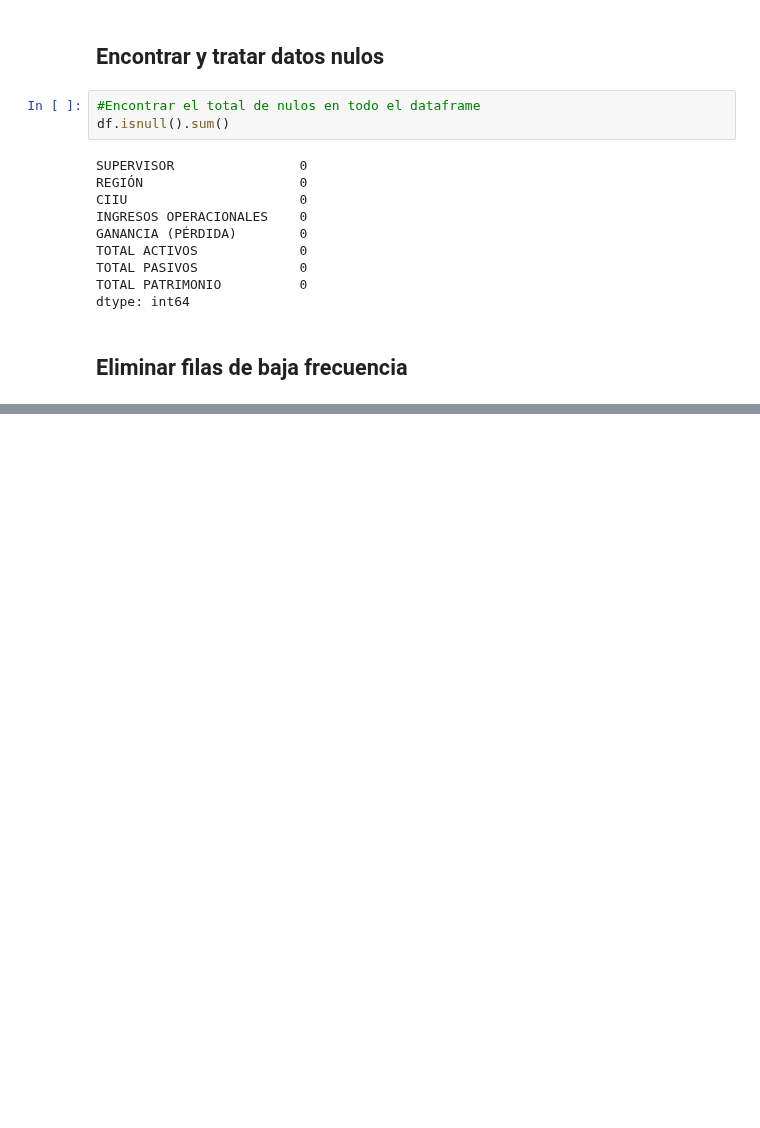
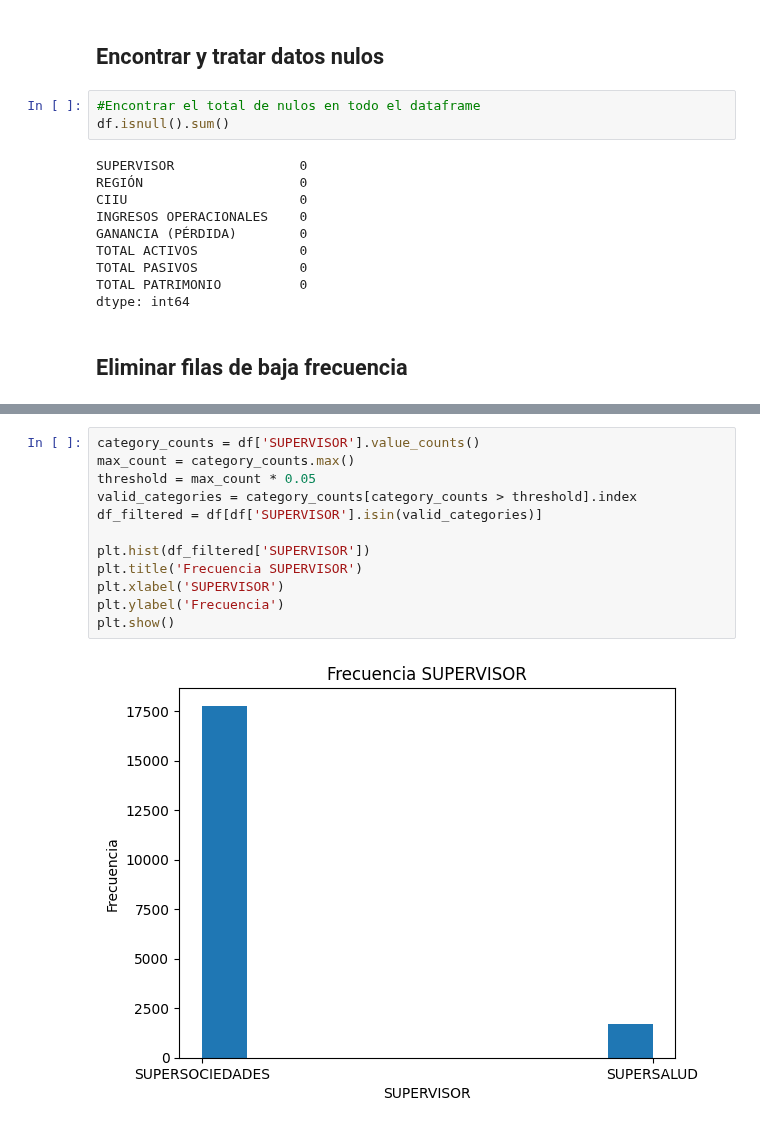
Before and after one commit to CesarMaldonado14/Proyecto-3-IA, a Jupyter notebook: Project_Notebook.ipynb, the cells around one changed output, grey strips where cells are left out. Drawn from its saved outputs; the diff is of its cells as text; blank space fills up the shorter version.

```diff
--- a/Project_Notebook.ipynb
+++ b/Project_Notebook.ipynb
@@ -200,0 +220,14 @@ dtype: int64
+# %%
+category_counts = df['SUPERVISOR'].value_counts()
+max_count = category_counts.max()
+threshold = max_count * 0.05
+valid_categories = category_counts[category_counts > threshold].index
+df_filtered = df[df['SUPERVISOR'].isin(valid_categories)]
+
+plt.hist(df_filtered['SUPERVISOR'])
+plt.title('Frecuencia SUPERVISOR')
+plt.xlabel('SUPERVISOR')
+plt.ylabel('Frecuencia')
+plt.show()
+# %% [output]
+[figure, added]
```
Also changed, not shown: parts of 3 cells of this notebook.
